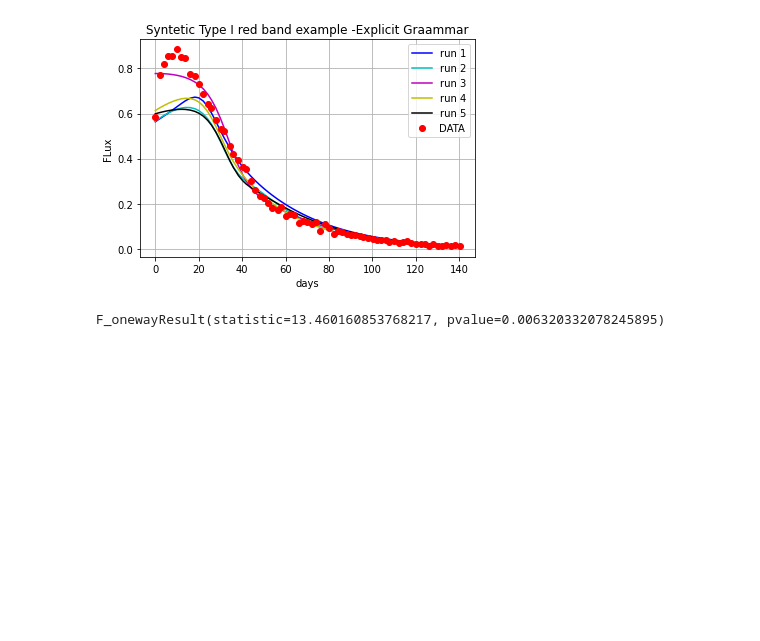
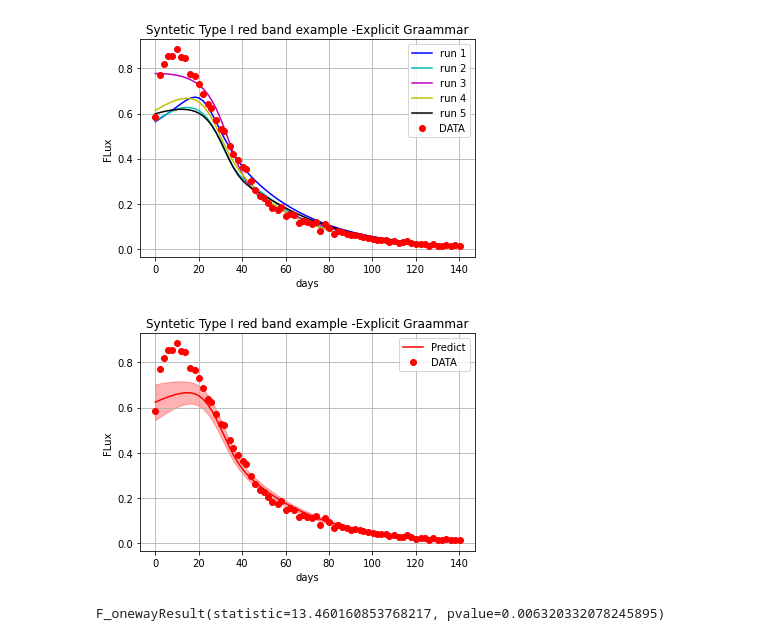
Before and after one commit to nfierroflo/Evolutionary-computation, a Jupyter notebook: PruebasFineles.ipynb, the cells around one changed output. Saved outputs shown, nothing was run; the diff lists cells and outputs as text; code cells hidden in the pictures; blank space fills up the shorter version.

```diff
--- a/PruebasFineles.ipynb
+++ b/PruebasFineles.ipynb
@@ -582,6 +704,10 @@ print(np.std(rmse_))
 0.06932564675537554
 0.017160148305212244
 [figure]
+# %%
+plotResultsRed2(t,signal_red352,g1(t), g2(t), g3(t), g4(t), g5(t), title="Syntetic Type I red band example -Explicit Graammar")
+# %% [output]
+[figure, added]
 # %%
 from scipy import stats
 anova = stats.f_oneway(rmse_,rmse_1)
```
Also changed, not shown: parts of 25 cells of this notebook.
